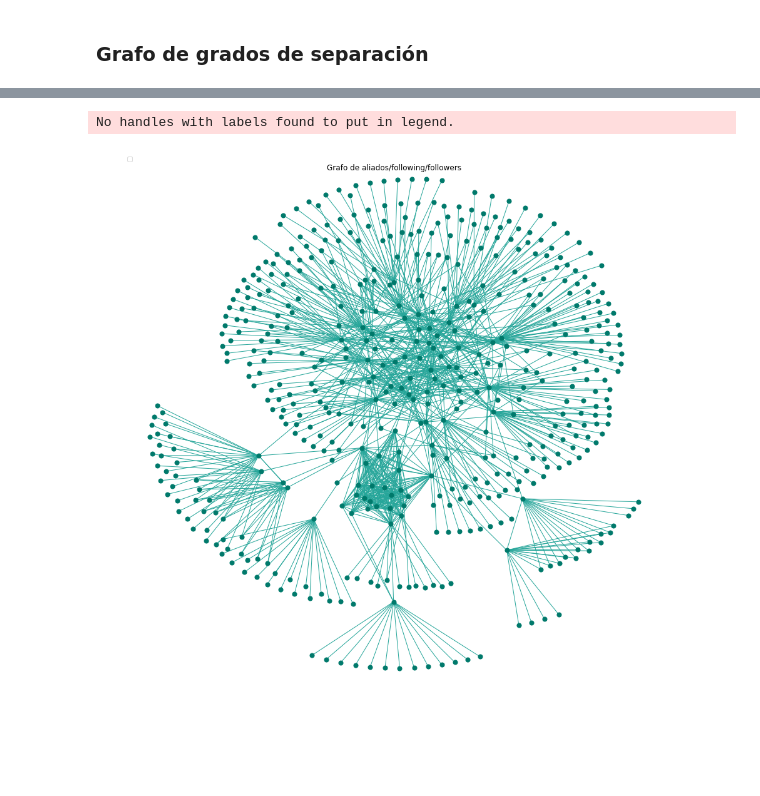
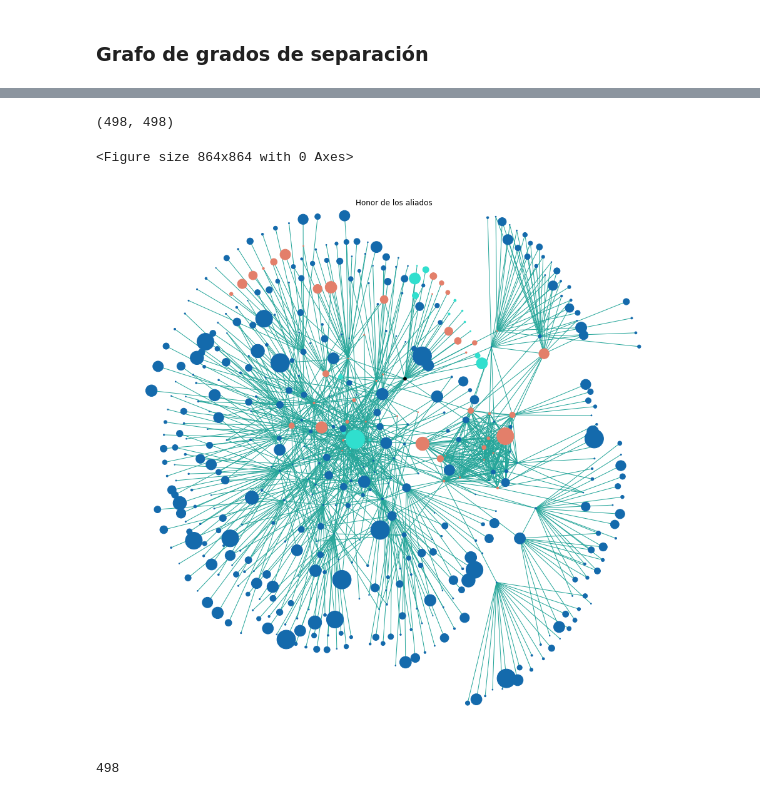
Before and after one commit to albertogcmr/final-project-codewars-ih, a Jupyter notebook: source/Representación de datos.ipynb, the cells around one changed output, grey strips where cells are left out. Saved outputs shown, nothing was run; the diff lists cells and outputs as text; code cells hidden in the pictures; blank space fills up the shorter version.

Commit message:
mejoras en los colores de los grafos y en la presentacion PDF

```diff
--- a/source/Representación de datos.ipynb
+++ b/source/Representación de datos.ipynb
@@ -164,10 +201,55 @@ df_social.head()
+# %%
+# honor de los usuarios
+users_from = list(set(df_social['from']))
+valores = df[df['username'].isin(users_from)]['honor']
+
+grosor_nodos = list(valores)
+
+# normalizamos valores
+def media(x):
+    return sum(x)/len(x)
+grosor_nodos = [100*e/media(grosor_nodos) for e in grosor_nodos]
+# grosor_nodos
+# %%
+'''
+colores = []
+for i in range(len(F.nodes())):
+    if i < 12:
+        colores.append('red')
+    elif i < 68:
+        colores.append('blue')
+    else:
+        colores.append('yellow')
+
+'''
+# nx.draw_kamada_kawai(F, node_size=grosor_nodos, node_color=colores, edge_color='#26A69A', with_labels=False)
+pass
+# %%
+plt.figure(figsize=(12,12))
+
+F = nx.from_pandas_edgelist(df=df_social, source='from', target='to', create_using=nx.Graph())
+
+n_nodos = len(list(F.nodes()))
+colores.extend(['#146AAC']*(n_nodos))
+
+colores = colores[:n_nodos]
+n_nodos, len(colores)
+# %% [output]
+(498, 498)
+<Figure size 864x864 with 0 Axes>
 # %%
+# nx.draw_kamada_kawai(F, node_size=grosor_nodos, node_color='#00796B', edge_color='#26A69A', with_labels=False)
+
 plt.figure(figsize=(12,12))
-F = nx.from_pandas_edgelist(df=df_social, source='from', target='to', create_using=nx.Graph())
-nx.draw_kamada_kawai(F, node_size=50, node_color='#00796B', edge_color='#26A69A', with_labels=False)
-plt.suptitle('Grafo de aliados/following/followers')
+
+nx.draw_kamada_kawai(F, node_size=grosor_nodos, node_color=colores, edge_color='#26A69A', with_labels=False)
+
+plt.suptitle('Honor de los aliados')
 plt.savefig('../output/Grafo-grados.png')
 plt.show()
 # %% [output]
-No handles with labels found to put in legend.
-[figure, old version]
+[figure, new version]
+# %%
+len(list(F.nodes()))
+# %% [output]
+498
```
Also changed, not shown: parts of 11 cells of this notebook, 11 other files.
